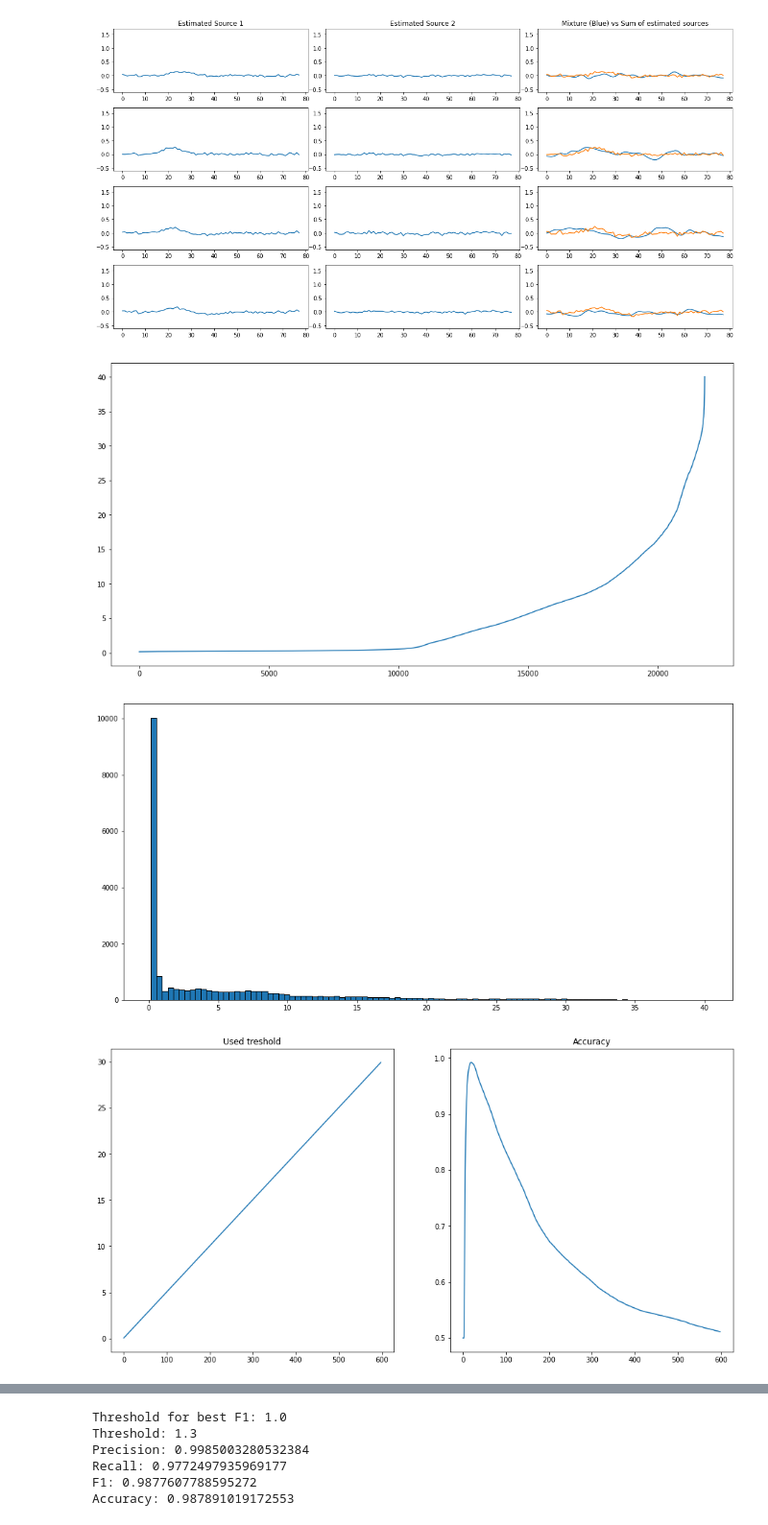
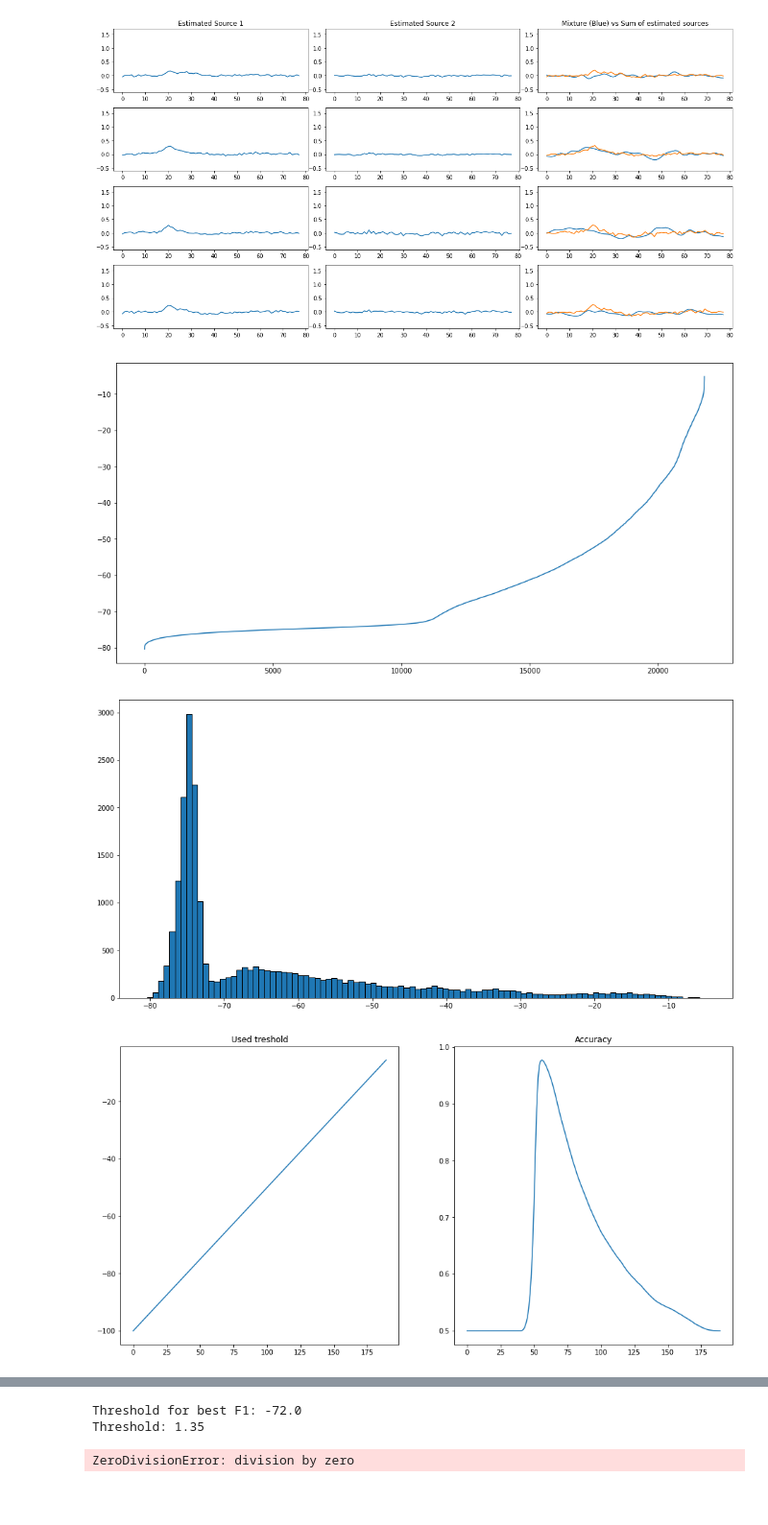
Before and after one commit to AlexDodon/sourceseparation_misc, a Jupyter notebook: time_series.ipynb, the cells around one changed output, grey strips where cells are left out. Shown at 96% size. Cells and saved outputs as stored; diff of their text form; code cells hidden in the pictures; blank space fills up the shorter version.

```diff
--- a/time_series.ipynb
+++ b/time_series.ipynb
@@ -149,8 +159,8 @@ torch.Size([10901, 80])
 testExtractedSpikes = np.concatenate((cleanextractedSpikesTestSpikes,cleanextractedSpikesTestBg),axis=0)
 testlabel = np.concatenate(([1 for _ in cleanextractedSpikesTestSpikes],[0 for _ in cleanextractedSpikesTestBg]),axis=0)
 # %%
-sourceSeparation.interpretSeparation(testExtractedSpikes, critic1, testlabel,test=True, testThreshold=1.3)
+sourceSeparation.interpretSeparation(testExtractedSpikes, critic1, testlabel,test=True, testThreshold=1.35,method="critic")
 # %% [output]
-[figure, old version]
+[figure, new version]
-[figure, old version]
+[figure, new version]
-[figure, old version]
+[figure, new version]
@@ -160,6 +170,3 @@ sourceSeparation.interpretSeparation(testExtractedSpikes, critic1, testlabel,tes
-Threshold for best F1: 1.0
-Threshold: 1.3
-Precision: 0.9985003280532384
-Recall: 0.9772497935969177
-F1: 0.9877607788595272
-Accuracy: 0.987891019172553
+Threshold for best F1: -72.0
+Threshold: 1.35
+ZeroDivisionError: division by zero
```
Also changed, not shown: parts of 5 cells of this notebook, 2 other files.
